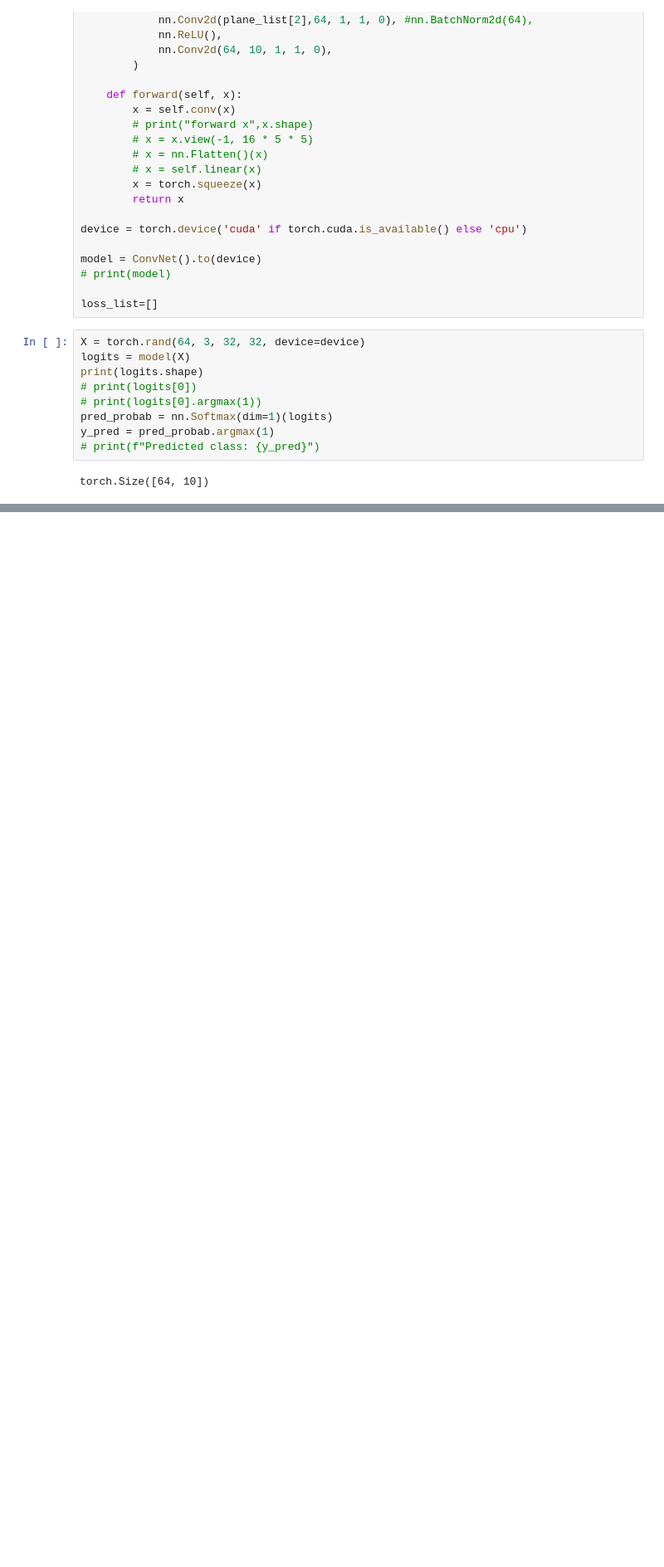
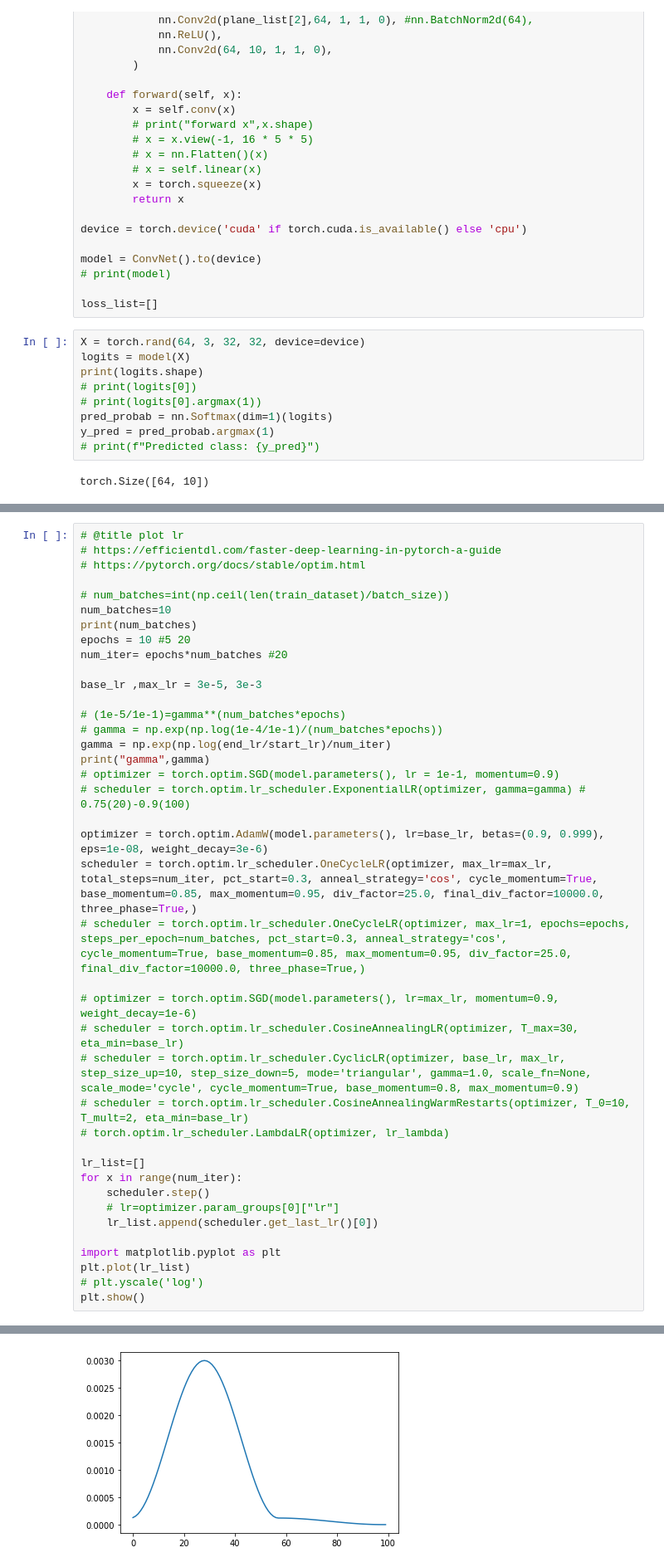
Before and after one commit to eisbetterthanpi/pytorch, a Jupyter notebook: fast.ipynb, the cells around one changed output, grey strips where cells are left out. Shown at 83% size. Drawn from its saved outputs; the diff is of its cells as text; blank space fills up the shorter version.

```diff
--- a/fast.ipynb
+++ b/fast.ipynb
@@ -455,0 +384,41 @@ plt.show()
+# %%
+# @title plot lr
+# https://efficientdl.com/faster-deep-learning-in-pytorch-a-guide
+# https://pytorch.org/docs/stable/optim.html
+
+# num_batches=int(np.ceil(len(train_dataset)/batch_size))
+num_batches=10
+print(num_batches)
+epochs = 10 #5 20
+num_iter= epochs*num_batches #20
+
+base_lr ,max_lr = 3e-5, 3e-3
+
+# (1e-5/1e-1)=gamma**(num_batches*epochs)
+# gamma = np.exp(np.log(1e-4/1e-1)/(num_batches*epochs))
+gamma = np.exp(np.log(end_lr/start_lr)/num_iter)
+print("gamma",gamma)
+# optimizer = torch.optim.SGD(model.parameters(), lr = 1e-1, momentum=0.9)
+# scheduler = torch.optim.lr_scheduler.ExponentialLR(optimizer, gamma=gamma) # 0.75(20)-0.9(100)
+
+optimizer = torch.optim.AdamW(model.parameters(), lr=base_lr, betas=(0.9, 0.999), eps=1e-08, weight_decay=3e-6)
+scheduler = torch.optim.lr_scheduler.OneCycleLR(optimizer, max_lr=max_lr, total_steps=num_iter, pct_start=0.3, anneal_strategy='cos', cycle_momentum=True, base_momentum=0.85, max_momentum=0.95, div_factor=25.0, final_div_factor=10000.0, three_phase=True,)
+# scheduler = torch.optim.lr_scheduler.OneCycleLR(optimizer, max_lr=1, epochs=epochs, steps_per_epoch=num_batches, pct_start=0.3, anneal_strategy='cos', cycle_momentum=True, base_momentum=0.85, max_momentum=0.95, div_factor=25.0, final_div_factor=10000.0, three_phase=True,)
+
+# optimizer = torch.optim.SGD(model.parameters(), lr=max_lr, momentum=0.9, weight_decay=1e-6)
+# scheduler = torch.optim.lr_scheduler.CosineAnnealingLR(optimizer, T_max=30, eta_min=base_lr)
+# scheduler = torch.optim.lr_scheduler.CyclicLR(optimizer, base_lr, max_lr, step_size_up=10, step_size_down=5, mode='triangular', gamma=1.0, scale_fn=None, scale_mode='cycle', cycle_momentum=True, base_momentum=0.8, max_momentum=0.9)
+# scheduler = torch.optim.lr_scheduler.CosineAnnealingWarmRestarts(optimizer, T_0=10, T_mult=2, eta_min=base_lr)
+# torch.optim.lr_scheduler.LambdaLR(optimizer, lr_lambda)
+
+lr_list=[]
+for x in range(num_iter):
+    scheduler.step()
+    # lr=optimizer.param_groups[0]["lr"]
+    lr_list.append(scheduler.get_last_lr()[0])
+
+import matplotlib.pyplot as plt
+plt.plot(lr_list)
+# plt.yscale('log')
+plt.show()
+# %% [output]
@@ -456,3 +427,4 @@ plt.show()
+[figure, added]
 # %%
 # @title wwwwwwwww
 import time
```
Also changed, not shown: parts of 8 cells of this notebook.
